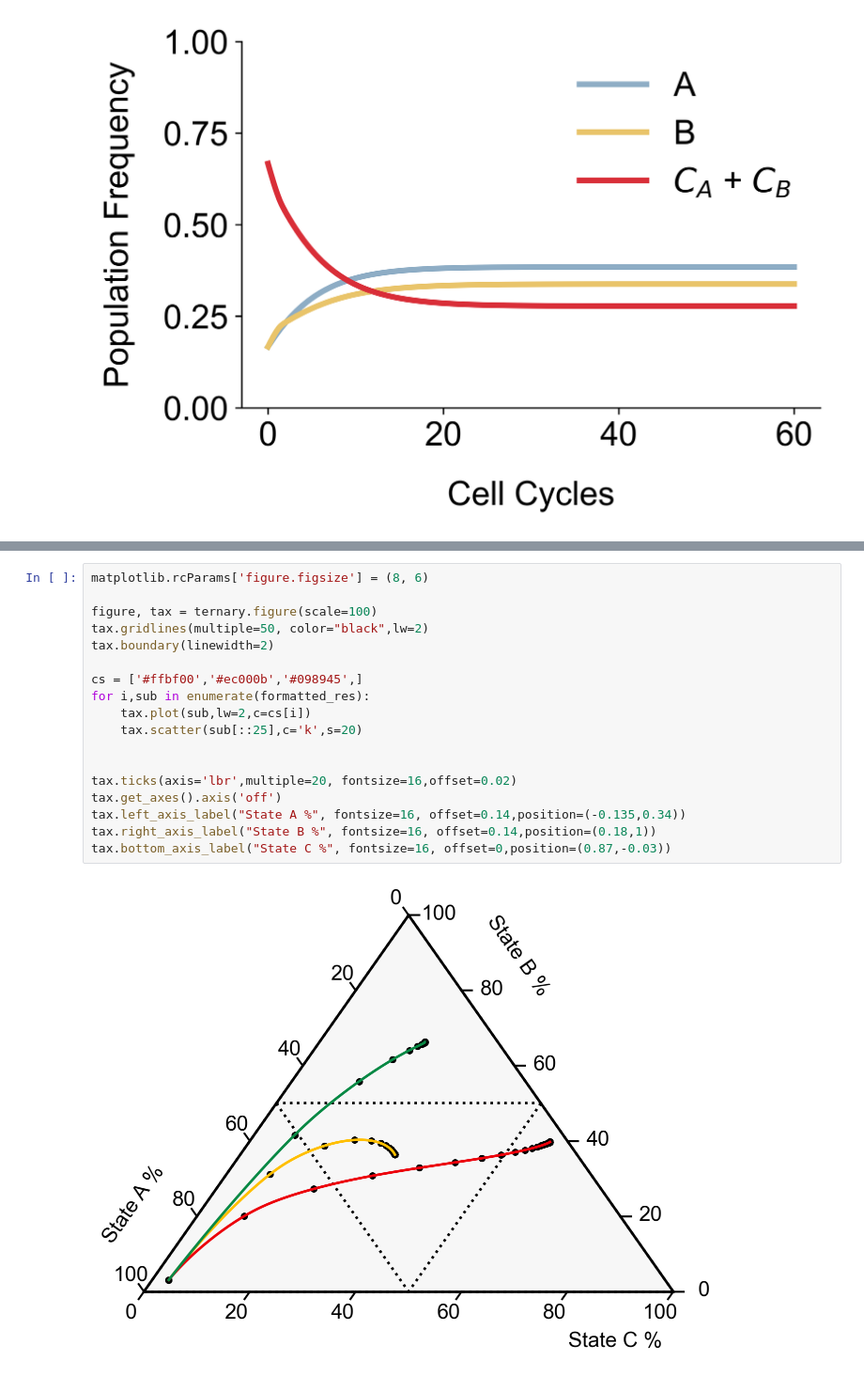
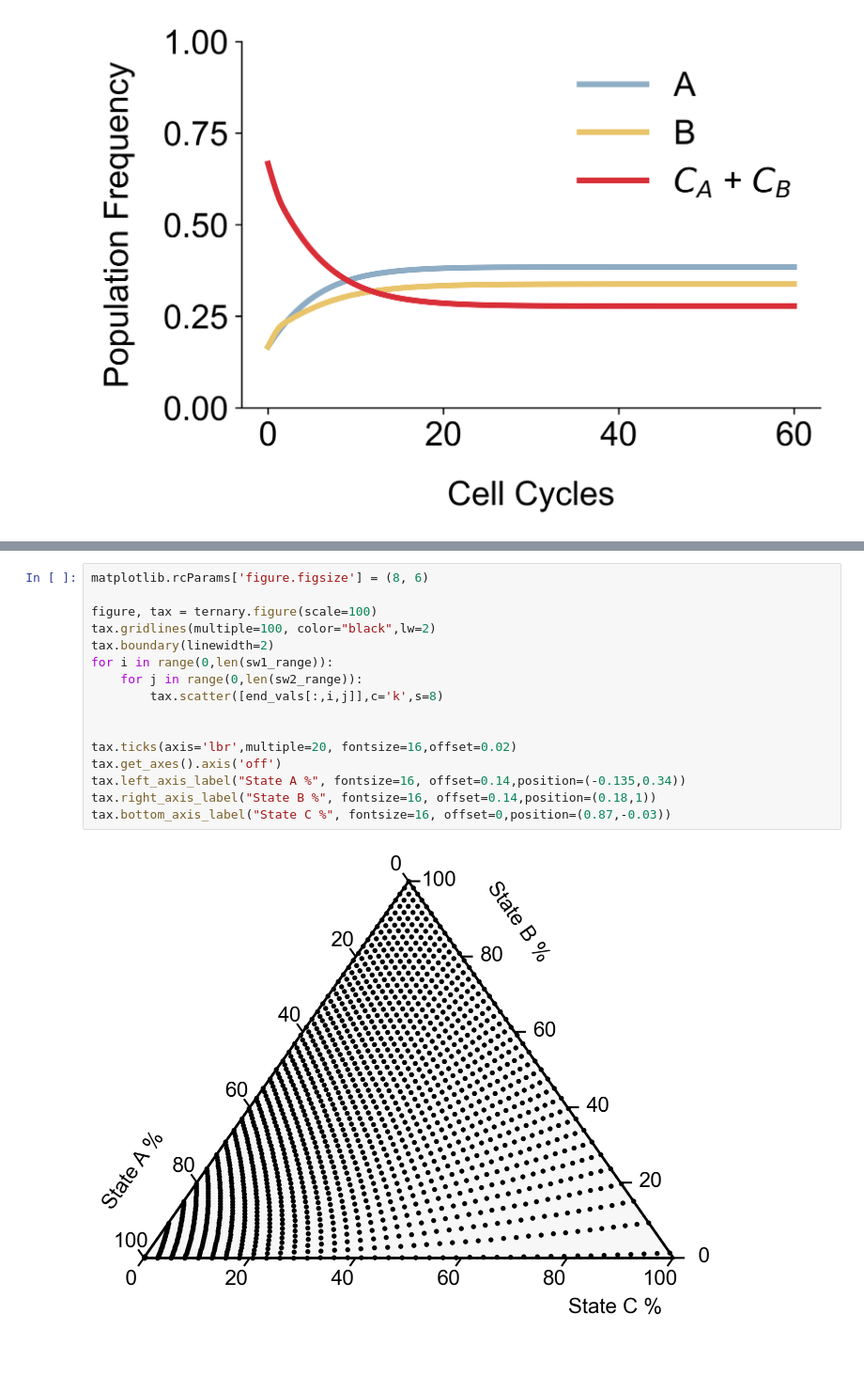
Before and after one commit to mkratz/Phase-variation, a Jupyter notebook: Analysis/Model_notebook.ipynb, the cells around one changed output, grey strips where cells are left out. Shown at 94% size. Drawn from its saved outputs; the diff is of its cells as text.

```diff
--- a/Analysis/Model_notebook.ipynb
+++ b/Analysis/Model_notebook.ipynb
@@ -219,20 +217,18 @@ for res in res_list:
 # %%
 matplotlib.rcParams['figure.figsize'] = (8, 6)
 
 figure, tax = ternary.figure(scale=100)
-tax.gridlines(multiple=50, color="black",lw=2)
+tax.gridlines(multiple=100, color="black",lw=2)
 tax.boundary(linewidth=2)
-
-cs = ['#ffbf00','#ec000b','#098945',]
-for i,sub in enumerate(formatted_res):
-    tax.plot(sub,lw=2,c=cs[i])
-    tax.scatter(sub[::25],c='k',s=20)
+for i in range(0,len(sw1_range)):
+    for j in range(0,len(sw2_range)):
+        tax.scatter([end_vals[:,i,j]],c='k',s=8)
 
 
 tax.ticks(axis='lbr',multiple=20, fontsize=16,offset=0.02)
 tax.get_axes().axis('off')
 tax.left_axis_label("State A %", fontsize=16, offset=0.14,position=(-0.135,0.34))
 tax.right_axis_label("State B %", fontsize=16, offset=0.14,position=(0.18,1))
 tax.bottom_axis_label("State C %", fontsize=16, offset=0,position=(0.87,-0.03))
 # %% [output]
-[figure, old version]
+[figure, new version]
```
Also changed, not shown: parts of 3 cells of this notebook, 4 other files.
